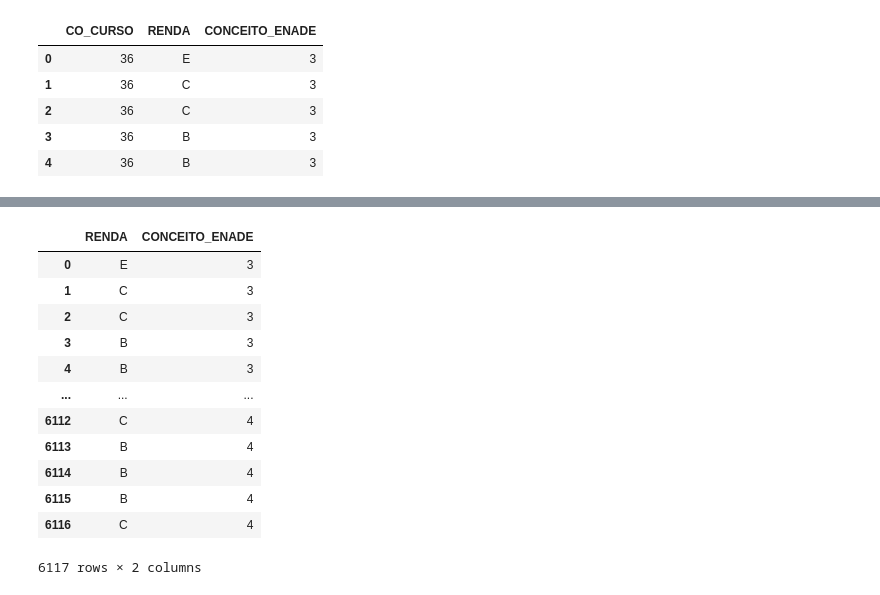
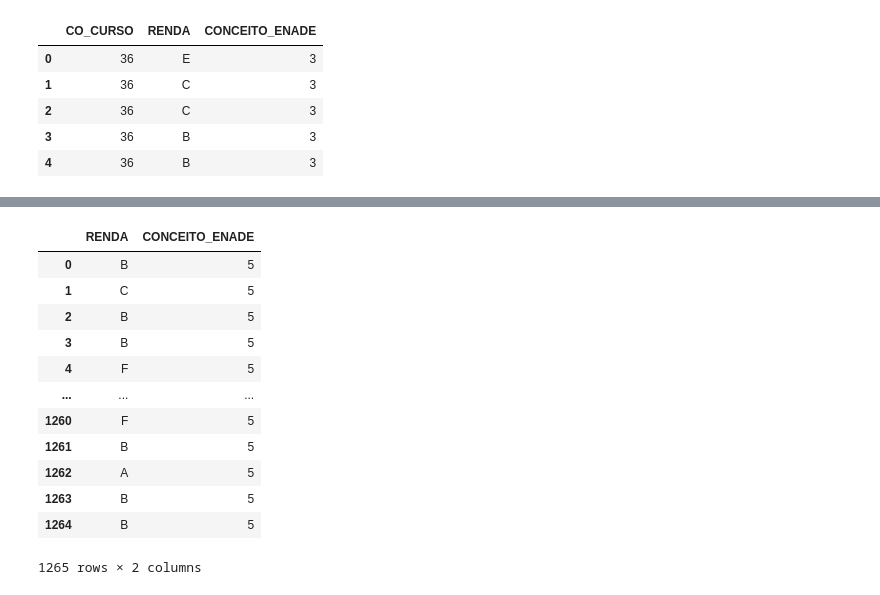
Before and after one commit to mateusqc/MC_2019.2, a Jupyter notebook: questao4.ipynb, the cells around one changed output, grey strips where cells are left out. Cells and saved outputs as stored; diff of their text form; code cells hidden in the pictures.

```diff
--- a/questao4.ipynb
+++ b/questao4.ipynb
@@ -55,19 +73,19 @@ enade_renda.head()
 # %%
-lista_conceitos = ['3', '4', '5']
+conceito5 = ['5']
 # resultados_enade_ies_tudo = resultados_enade_tudo[resultados_enade_tudo['Sigla da IES'].isin(siglas_ies)]
-enade_renda_filtrado = enade_renda[enade_renda['CONCEITO_ENADE'].isin(lista_conceitos)].reset_index().filter(['RENDA', 'CONCEITO_ENADE'])
-enade_renda_filtrado
+enade_renda_filtrado_conceito5 = enade_renda[enade_renda['CONCEITO_ENADE'].isin(conceito5)].reset_index().filter(['RENDA', 'CONCEITO_ENADE'])
+enade_renda_filtrado_conceito5
 # %% [output]
 |  | RENDA | CONCEITO_ENADE |
-| 0 | E | 3 |
-| 1 | C | 3 |
-| 2 | C | 3 |
-| 3 | B | 3 |
-| 4 | B | 3 |
+| 0 | B | 5 |
+| 1 | C | 5 |
+| 2 | B | 5 |
+| 3 | B | 5 |
+| 4 | F | 5 |
 | ... | ... | ... |
-| 6112 | C | 4 |
-| 6113 | B | 4 |
-| 6114 | B | 4 |
-| 6115 | B | 4 |
-| 6116 | C | 4 |
+| 1260 | F | 5 |
+| 1261 | B | 5 |
+| 1262 | A | 5 |
+| 1263 | B | 5 |
+| 1264 | B | 5 |
-6117 rows × 2 columns
+1265 rows × 2 columns
```
Also changed, not shown: parts of 8 cells of this notebook.
